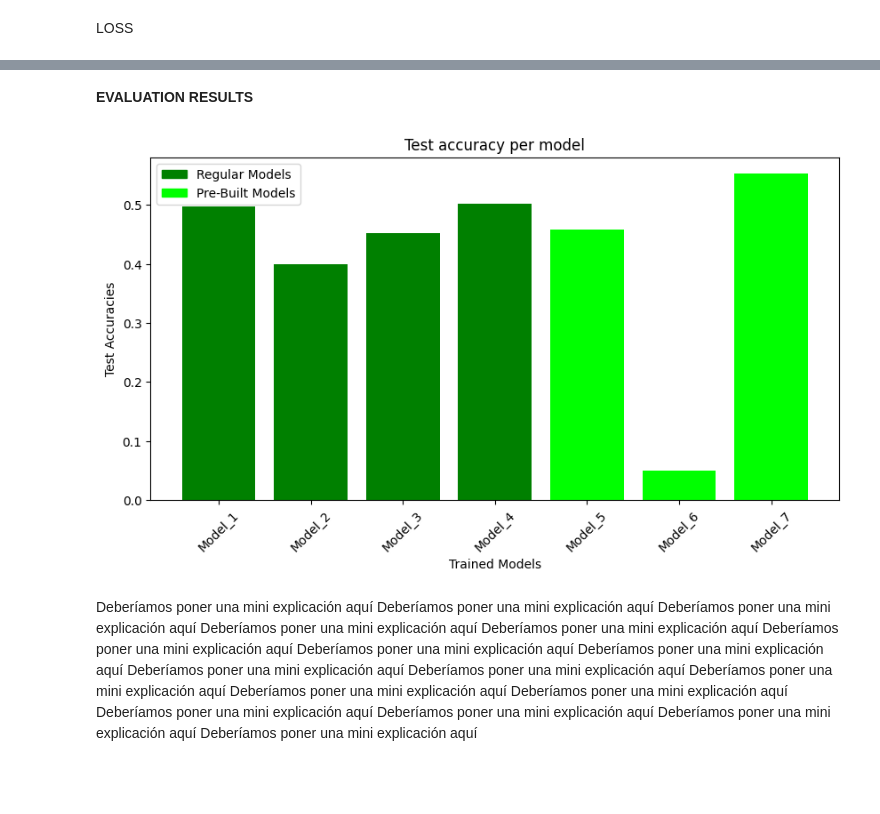
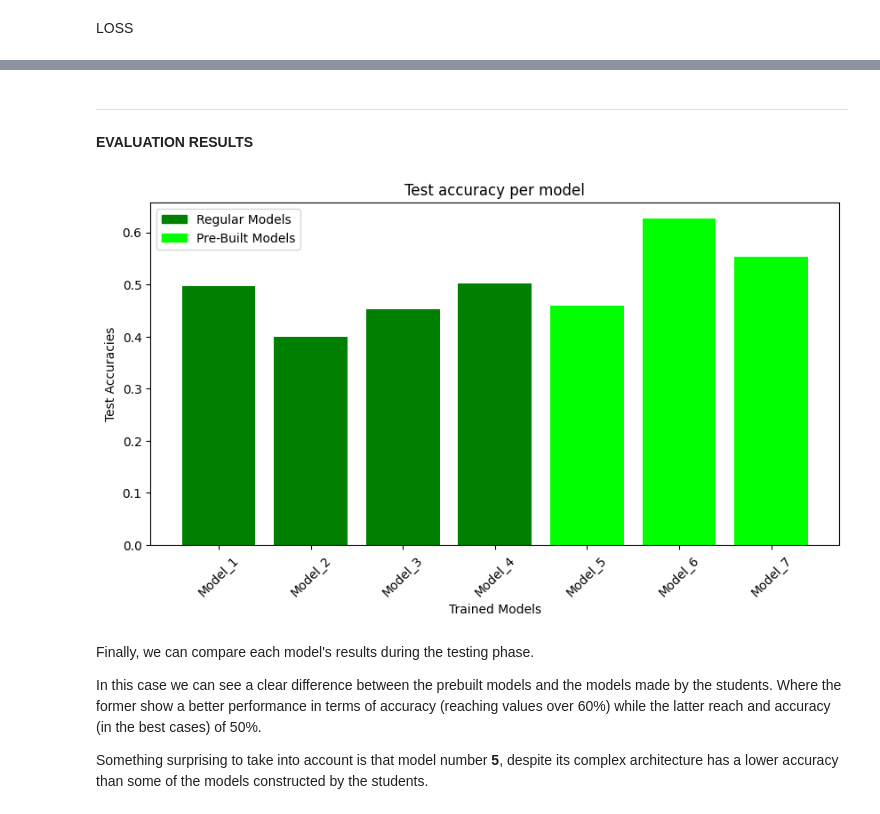
Before and after one commit to rubitopato/DL, a Jupyter notebook: comparison.ipynb, the cells around one changed output, grey strips where cells are left out. Cells and saved outputs as stored; diff of their text form; code cells hidden in the pictures; blank space fills up the shorter version.

```diff
--- a/comparison.ipynb
+++ b/comparison.ipynb
@@ -105,35 +101,41 @@ Deberíamos poner una mini explicación aquí Deberíamos poner una mini explica
+# %% [markdown]
+---
 # %% [markdown]
 **EVALUATION RESULTS**
 # %%
 test_accuracies = {
     "Model_1": 0.497,
     "Model_2": 0.400,
     "Model_3": 0.453,
     "Model_4": 0.502,
     "Model_5": 0.459,
-    "Model_6": 0.050,
+    "Model_6": 0.626,
     "Model_7": 0.553,
 }
 colors = ['green'] * (len(models) - 3) + ['lime'] * 3
 
 # Bar plot
 plt.figure(figsize=(10, 5))
 plt.bar(test_accuracies.keys(), test_accuracies.values(), color=colors)
 plt.xlabel("Trained Models")
 plt.ylabel("Test Accuracies")
 plt.xticks(rotation=45)
 plt.title("Test accuracy per model")
 
 # Legend
 legend_text = [
     mpatches.Patch(color='green', label='Regular Models'),
     mpatches.Patch(color='lime', label='Pre-Built Models')
 ]
 plt.legend(handles=legend_text)
 
 # Show
 plt.show()
 # %% [output]
-[figure, old version]
+[figure, new version]
-# %% [markdown]
-Deberíamos poner una mini explicación aquí Deberíamos poner una mini explicación aquí Deberíamos poner una mini explicación aquí Deberíamos poner una mini explicación aquí Deberíamos poner una mini explicación aquí Deberíamos poner una mini explicación aquí Deberíamos poner una mini explicación aquí Deberíamos poner una mini explicación aquí Deberíamos poner una mini explicación aquí Deberíamos poner una mini explicación aquí Deberíamos poner una mini explicación aquí Deberíamos poner una mini explicación aquí Deberíamos poner una mini explicación aquí Deberíamos poner una mini explicación aquí Deberíamos poner una mini explicación aquí Deberíamos poner una mini explicación aquí Deberíamos poner una mini explicación aquí
+# %% [markdown]
+Finally, we can compare each model's results during the testing phase.
+
+In this case we can see a clear difference between the prebuilt models and the models made by the students. Where the former show a better performance in terms of accuracy (reaching values over 60%) while the latter reach and accuracy (in the best cases) of 50%.
+
+Something surprising to take into account is that model number **5**, despite its complex architecture has a lower accuracy than some of the models constructed by the students.
```
Also changed, not shown: parts of 13 cells of this notebook, 1 other file.
